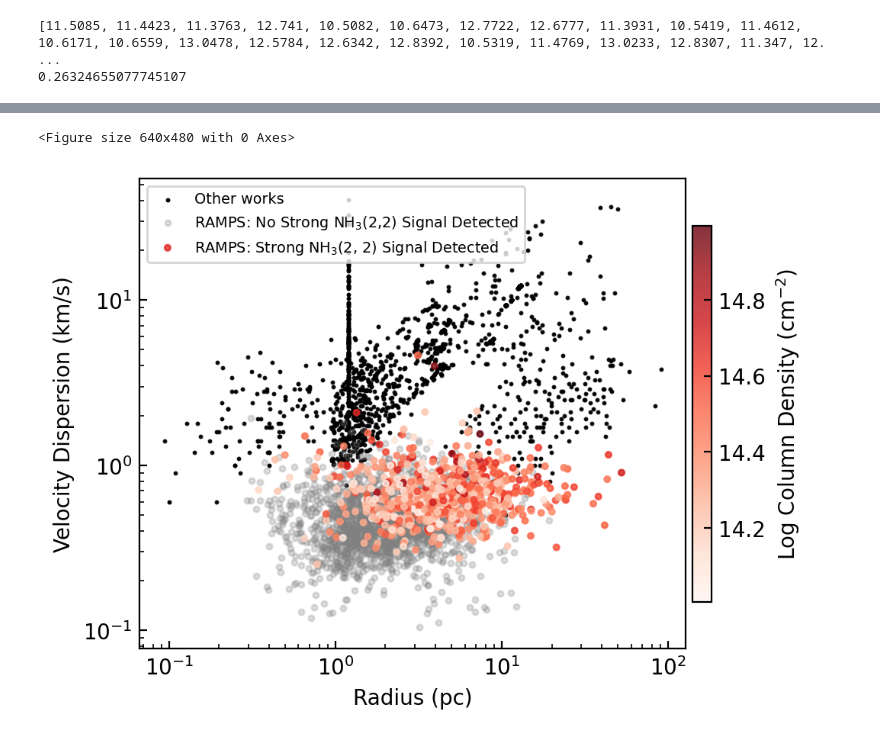
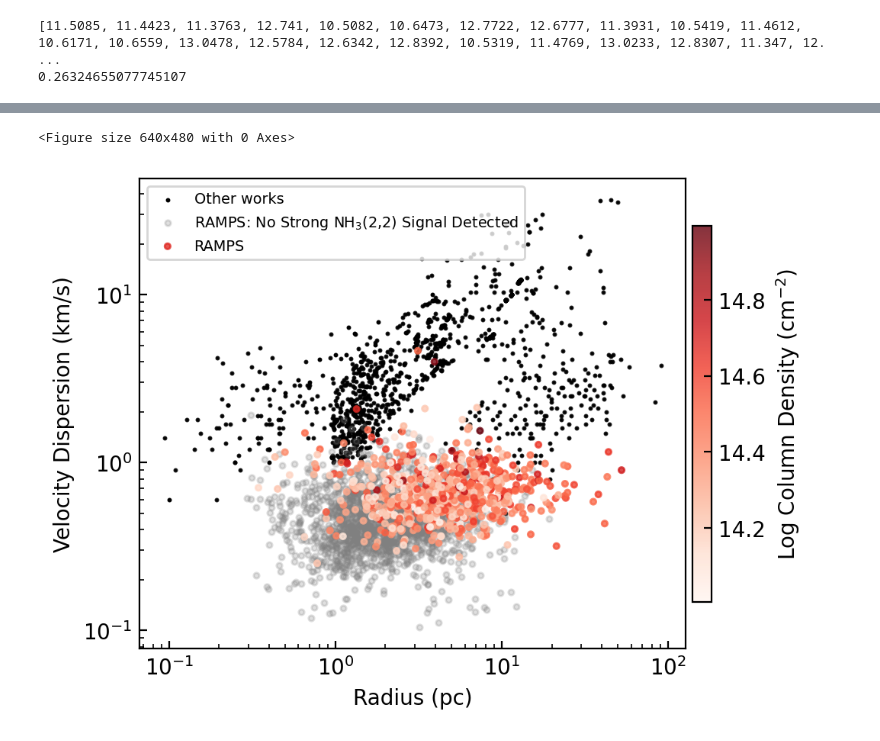
Before and after one commit to harrisonfwest/GBO-REU, a Jupyter notebook: Butterfield_plotting/linewidth_plot.ipynb, the cells around one changed output, grey strips where cells are left out. Drawn from its saved outputs; the diff is of its cells as text; code cells hidden in the pictures.

```diff
--- a/Butterfield_plotting/linewidth_plot.ipynb
+++ b/Butterfield_plotting/linewidth_plot.ipynb
@@ -528,47 +437,36 @@ plt.savefig("/users/hfwest/GBO-REU/plots/New-Comp-Larson6--West-Morgan.png",bbox
 # %%
 plt.clf()
 
 plt.figure(figsize=(w+.5, h), dpi=d)
-plt.loglog(r1,l1)
+plt.loglog()
 
-plt.scatter(oka01_r, oka01_l, s=5, color='black', marker='.',alpha=0.9) #, set_sizes(12.0))
+plt.scatter(oka01_r, oka01_l, s=5, color='black', marker='.',alpha=0.9)
 plt.scatter(kauf_r,kauf_l, s=5, color='black', marker='.')
 plt.scatter(heyer09_r, heyer09_l, s=5, color='black',alpha=0.9, marker='.')
-plt.scatter(caselli95_r, caselli95_l, s=5, color='black',alpha=0.9, marker='.')
 plt.scatter(morgan_r, morgan_l, s=5, color='black',alpha=0.9, marker='.')
 plt.scatter(veena24_r,veena24_l, s=5, color='black', alpha=0.9, marker = '.')
-#plt.scatter(x_data, y_data, c='r', label='data')
-#plt.scatter(whole_r,whole_e, s=12, c='red', label='component 1', marker='X')
-#plt.scatter(whole_r,whole_m, s=12, c='k', label='component 2', marker='+')
-plt.scatter(midr,midl, s=5, color='black', marker='.')
-plt.scatter(new_r,new_l, s=5, color='black', marker='.')
-plt.scatter(SgrE_and_r,SgrE_and_l, s=5, color='black', label='Other works', marker = '.')
-#plt.annotate('',(0.75,7),xytext=(1.25,7),arrowprops=dict(arrowstyle='-|>',facecolor='black'))
-#plt.plot(x_func, y_func, color='black', linewidth=0.5, linestyle='dashed', label='$\sigma(v) = 5.5 r^{0.66}$')
-#plt.plot(x_func, y_func1, c='b', label='$\sigma(x) = 4.5 r^{0.66}$')
-v=[0.108,60.0,0.5,40.0]
-# plt.axis(v)
+plt.scatter(midr,midl, s=5, color='black', marker='.', label = 'Other works')
+
 plt.xlabel('Radius (pc)')
 plt.ylabel('Velocity Dispersion (km/s)')
-#plt.title('Linewidth-Size Relationship')
 
 mask = data['log10(N_tot,ba)'] >= 14 # this can be replaced with ~data['log10(N_tot,ba)'].isna()] to select for (2,2) detections in their entirety,
                                      # but this just selects for the ones with a column density greater than 14 as a cutoff point for 'strong' detections
 sigma_vals = data['sigma'][mask]
 length_vals = data['theta_maj'][mask] * np.pi/(60*180) * data['d1'][mask] * 1000
 other_sigmas = data['sigma'][~mask]
 other_length_vals = data['theta_maj'][~mask] * np.pi/(60*180) * data['d1'][~mask] * 1000
 
 plt.scatter(other_length_vals, other_sigmas, marker = 'o', c = 'gray', label = 'RAMPS: No Strong NH$_3$(2,2) Signal Detected', alpha = .25, s = 7)
-plt.scatter(length_vals, sigma_vals, marker = 'o', c = data['log10(N_tot,ba)'][mask], cmap = 'Reds', label = 'RAMPS: Strong NH$_3$(2, 2) Signal Detected', alpha = .8, s = 7)
+plt.scatter(length_vals, sigma_vals, marker = 'o', c = data['log10(N_tot,ba)'][mask], cmap = 'Reds', label = 'RAMPS', alpha = .8, s = 7)
 
 plt.colorbar(label = 'Log Column Density (cm$^{-2}$)', pad = 0.01, shrink = 0.8, aspect = 20)
 
 plt.legend(fontsize='x-small')#, bbox_to_anchor=(1, 0.5))
 
 # plt.show()
 
-plt.savefig("/users/hfwest/GBO-REU/plots/New-Comp-Larson8--West-Morgan.png",bbox_inches = 'tight', pad_inches = 0.1)
+plt.savefig("/users/hfwest/GBO-REU/plots/Larson3--West-Morgan.png",bbox_inches = 'tight', pad_inches = 0.1)
 # %% [output]
 <Figure size 640x480 with 0 Axes>
-[figure, old version]
+[figure, new version]
```
Also changed, not shown: parts of 7 cells of this notebook, 15 other files.
